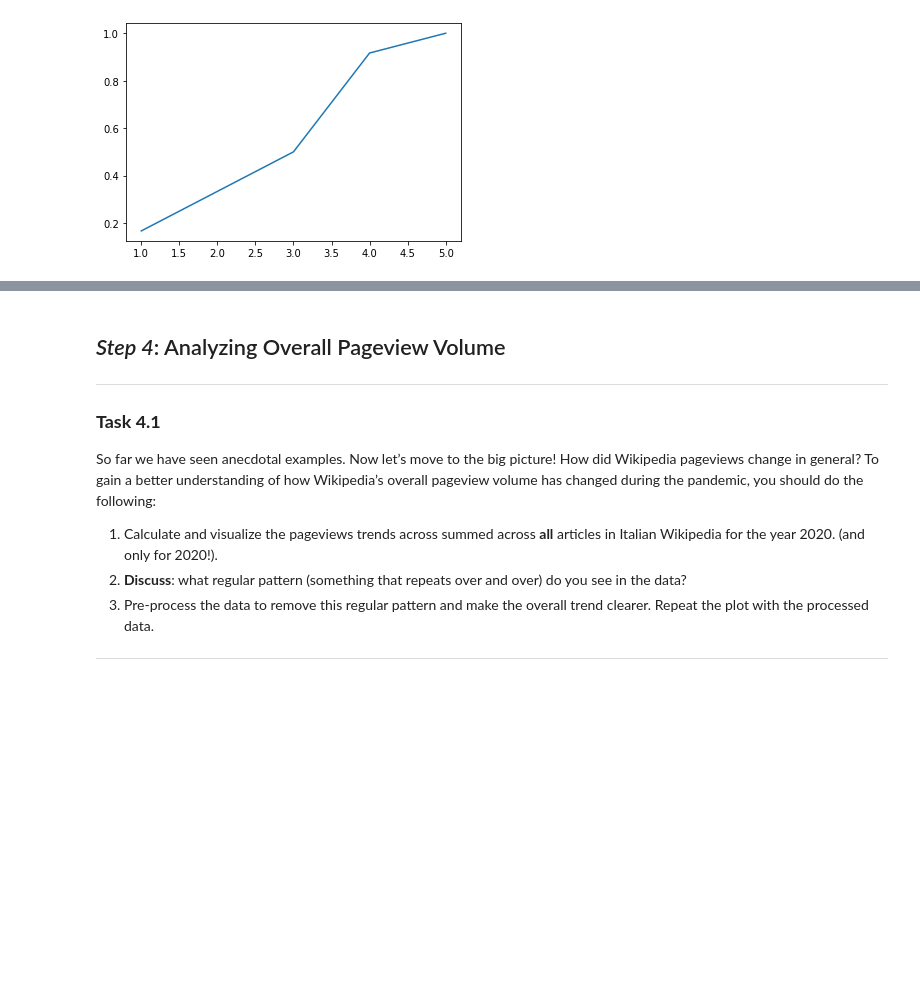
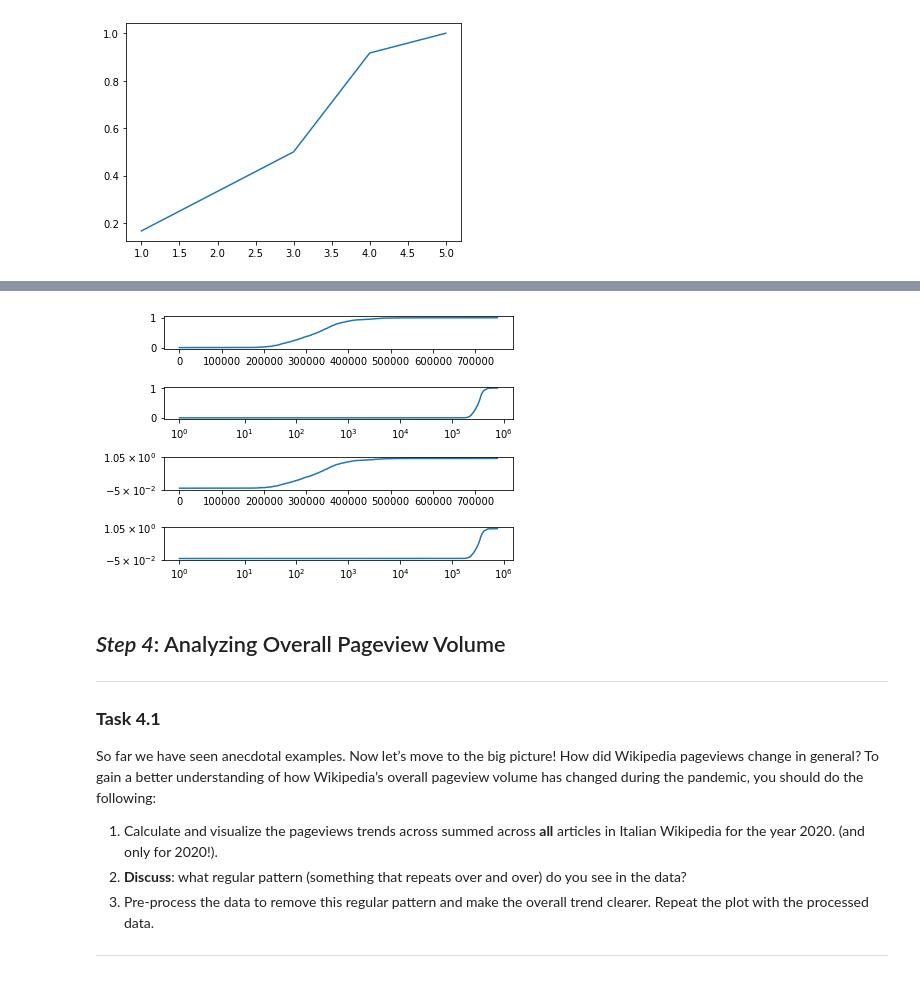
Before and after one commit to Rlee00/2020, a Jupyter notebook: Homework/01 - Pandas Data Wrangling and Data Viz/hw1.ipynb, the cells around one changed output, grey strips where cells are left out. Cells and saved outputs as stored; diff of their text form; code cells hidden in the pictures; blank space fills up the shorter version.

```diff
--- a/Homework/01 - Pandas Data Wrangling and Data Viz/hw1.ipynb
+++ b/Homework/01 - Pandas Data Wrangling and Data Viz/hw1.ipynb
@@ -315,3 +360,27 @@ plt.show()
+# %%
+### ~ 3.3.2
+### Your code here! ###
+
+plt.subplot(411)
+plt.plot(x, y)
+
+plt.subplot(412)
+plt.plot(x,y)
+plt.xscale('symlog')
+
+plt.subplot(413)
+plt.plot(x, y)
+plt.yscale('symlog')
+
+plt.subplot(414)
+plt.plot(x, y)
+plt.xscale('symlog')
+plt.yscale('symlog')
+
+plt.tight_layout()
+plt.show()
+# %% [output]
+[figure, added]
 # %%
 ### ~ 3.3.3
 ### Your text here! ###
```
Also changed, not shown: parts of 15 cells of this notebook.
